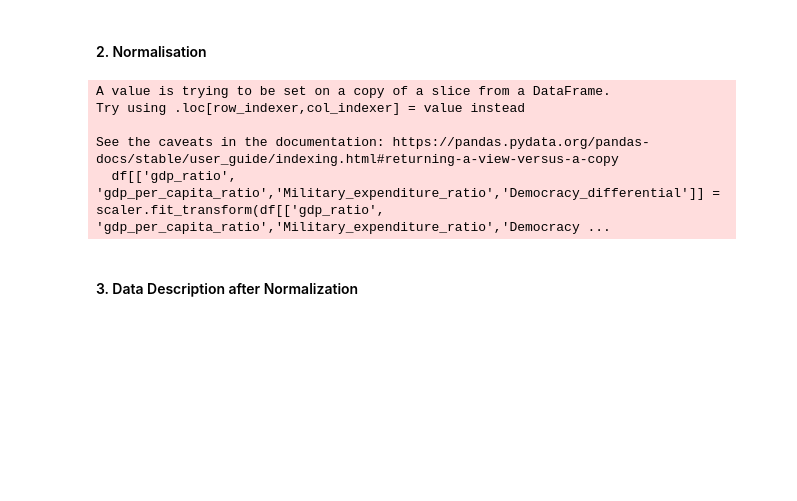
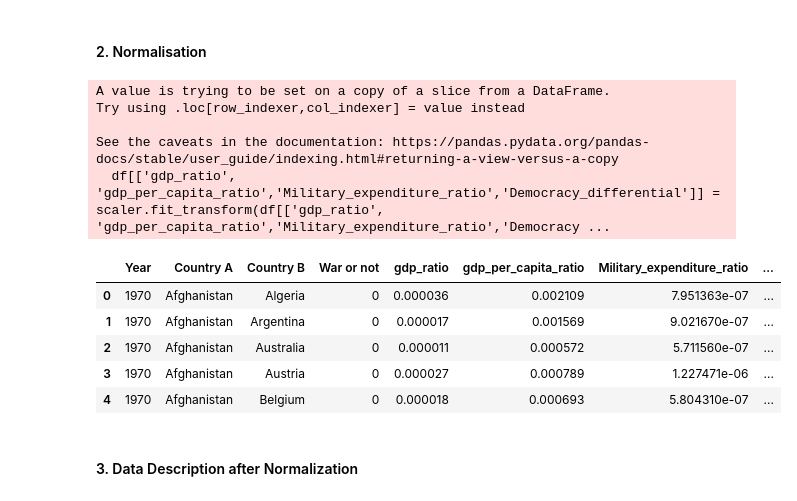
Before and after one commit to fif911/competition_data_preprocess, a Jupyter notebook: Modelling.ipynb, the cells around one changed output. Drawn from its saved outputs; the diff is of its cells as text; code cells hidden in the pictures; blank space fills up the shorter version.

```diff
--- a/Modelling.ipynb
+++ b/Modelling.ipynb
@@ -100,17 +100,24 @@ plt.show()
 # %%
 from sklearn.preprocessing import MinMaxScaler
 
 # Instantiate the MinMaxScaler
 scaler = MinMaxScaler()
 
 # Rescale the selected columns
 df[['gdp_ratio', 'gdp_per_capita_ratio','Military_expenditure_ratio','Democracy_differential']] = scaler.fit_transform(df[['gdp_ratio', 'gdp_per_capita_ratio','Military_expenditure_ratio','Democracy_differential']])
+df.head()
 # %% [output]
 A value is trying to be set on a copy of a slice from a DataFrame.
 Try using .loc[row_indexer,col_indexer] = value instead
 
 See the caveats in the documentation: https://pandas.pydata.org/pandas-docs/stable/user_guide/indexing.html#returning-a-view-versus-a-copy
   df[['gdp_ratio', 'gdp_per_capita_ratio','Military_expenditure_ratio','Democracy_differential']] = scaler.fit_transform(df[['gdp_ratio', 'gdp_per_capita_ratio','Military_expenditure_ratio','Democracy ...
+|  | Year | Country A | Country B | War or not | gdp_ratio | gdp_per_capita_ratio | Military_expenditure_ratio | ... |
+| 0 | 1970 | Afghanistan | Algeria | 0 | 0.000036 | 0.002109 | 7.951363e-07 | ... |
+| 1 | 1970 | Afghanistan | Argentina | 0 | 0.000017 | 0.001569 | 9.021670e-07 | ... |
+| 2 | 1970 | Afghanistan | Australia | 0 | 0.000011 | 0.000572 | 5.711560e-07 | ... |
+| 3 | 1970 | Afghanistan | Austria | 0 | 0.000027 | 0.000789 | 1.227471e-06 | ... |
+| 4 | 1970 | Afghanistan | Belgium | 0 | 0.000018 | 0.000693 | 5.804310e-07 | ... |
 # %% [markdown]
 #### 3. Data Description after Normalization
 # %%
```
Also changed, not shown: parts of 28 cells of this notebook, 8 other files.
